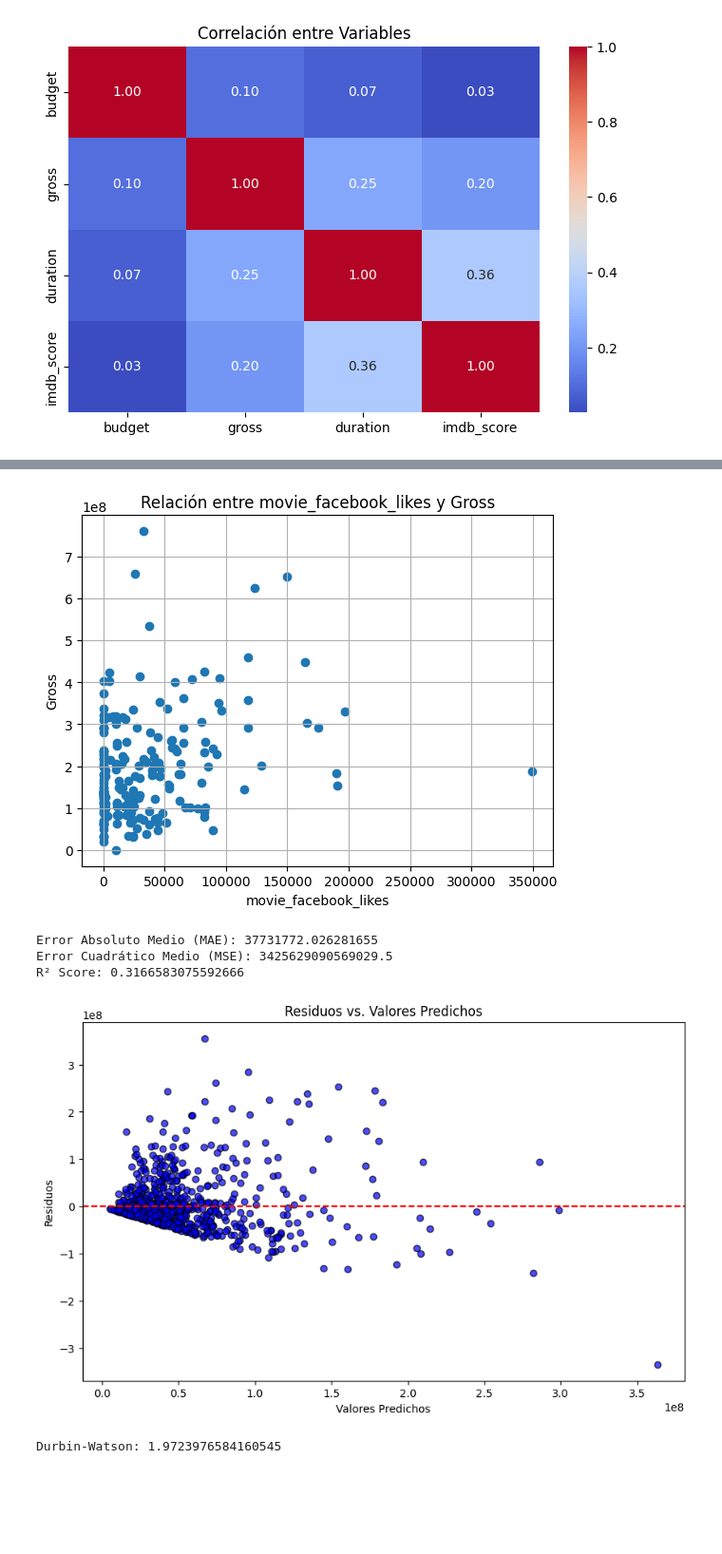
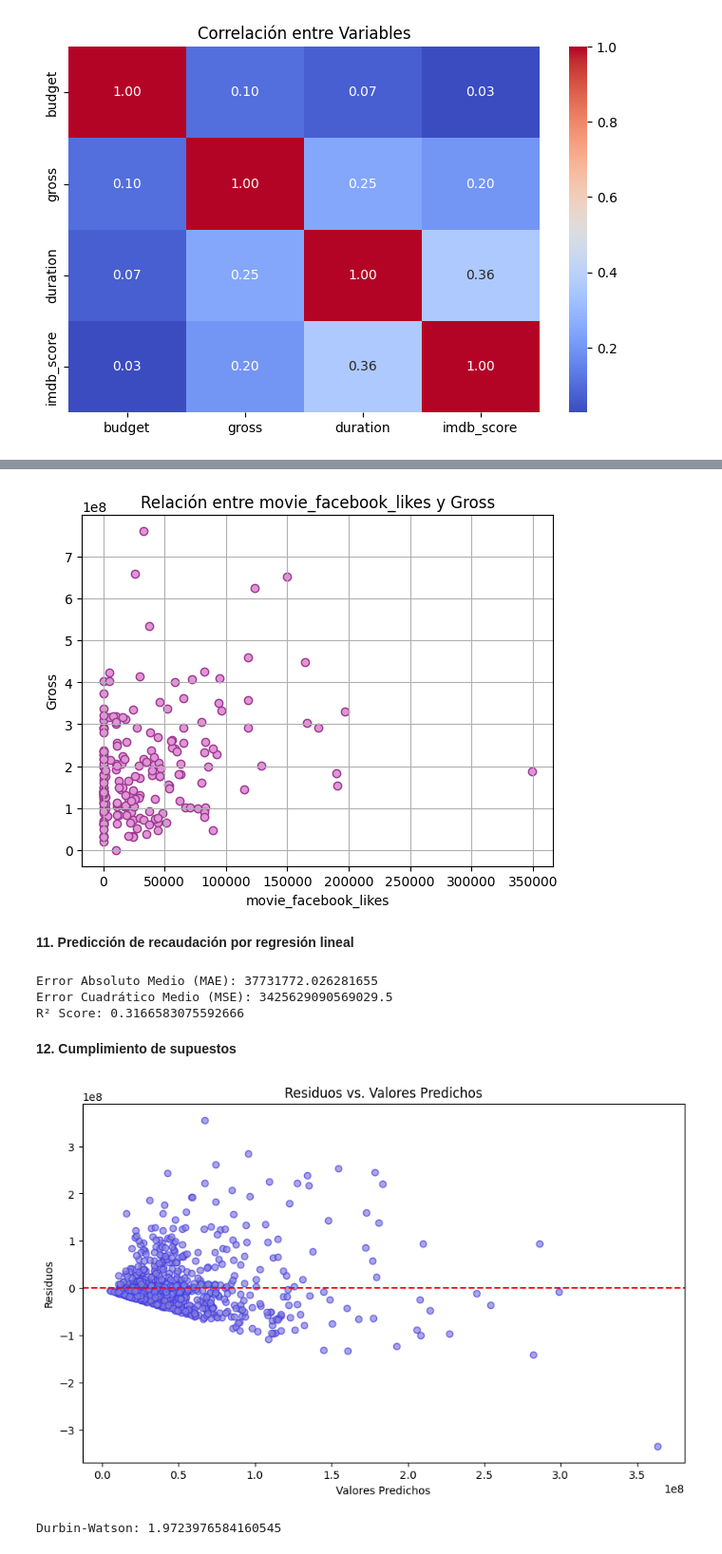
Before and after one commit to socardonaa/MISSION2_data_cleaning, a Jupyter notebook: MISION_2.ipynb, the cells around one changed output, grey strips where cells are left out. Shown at 95% size. Saved outputs shown, nothing was run; the diff lists cells and outputs as text; code cells hidden in the pictures; blank space fills up the shorter version.

```diff
--- a/MISION_2.ipynb
+++ b/MISION_2.ipynb
@@ -347,13 +350,15 @@ plt.show()
 # %%
 # Crea un gráfico de dispersión para analizar la relación entre  y gross.
-plt.scatter (dataset2['movie_facebook_likes'].head(200), dataset2['gross'].head(200))
+plt.scatter (dataset2['movie_facebook_likes'].head(200), dataset2['gross'].head(200),color ='#e095d6', edgecolor='#9e3991')
 plt.title('Relación entre movie_facebook_likes y Gross')
 plt.xlabel('movie_facebook_likes')
 plt.ylabel('Gross')
 plt.grid(True)
 plt.show()
 # %% [output]
-[figure, old version]
+[figure, new version]
+# %% [markdown]
+**11. Predicción de recaudación por regresión lineal**
 # %%
 # El modelo aprende patrones de los datos proporcionados para predecir la recaudación
 # Definir características (X) y etiqueta (y) (datos destacados anteriormente), diviendo el conjunto de datos en entrenamiento y prueba
@@ -394,29 +399,31 @@ print("R² Score:", r2lin)
 Error Absoluto Medio (MAE): 37731772.026281655
 Error Cuadrático Medio (MSE): 3425629090569029.5
 R² Score: 0.3166583075592666
+# %% [markdown]
+**12. Cumplimiento de supuestos**
 # %%
 # Calcular los residuos (diferencia entre valores reales y predichos)
 residuos = ylin_test - ylin_pred
 
 # 1. Gráfico de residuos vs. valores predichos
 plt.figure(figsize=(10, 6))
-plt.scatter(ylin_pred, residuos, color='blue', edgecolors='k', alpha=0.7)
+plt.scatter(ylin_pred, residuos, color='#8681db', edgecolors='#3f35e3', alpha=0.7)
 plt.axhline(y=0, color='red', linestyle='--')
 plt.title('Residuos vs. Valores Predichos')
 plt.xlabel('Valores Predichos')
 plt.ylabel('Residuos')
 
 
 
 """
 Con este gráfico se analiza si se cumple homoscedasticidad, se observan muchos valores juntos
 y algunosos separados que sugieren una varianza mayor,
 por lo que no se cumpliría homoscedasticidad para valores predichos más grandes
 
 """
 plt.show()
 # %% [output]
-[figure, old version]
+[figure, new version]
 # %%
 # 2. Verificar Independencia de los Errores
 """
```
Also changed, not shown: parts of 34 cells of this notebook.
